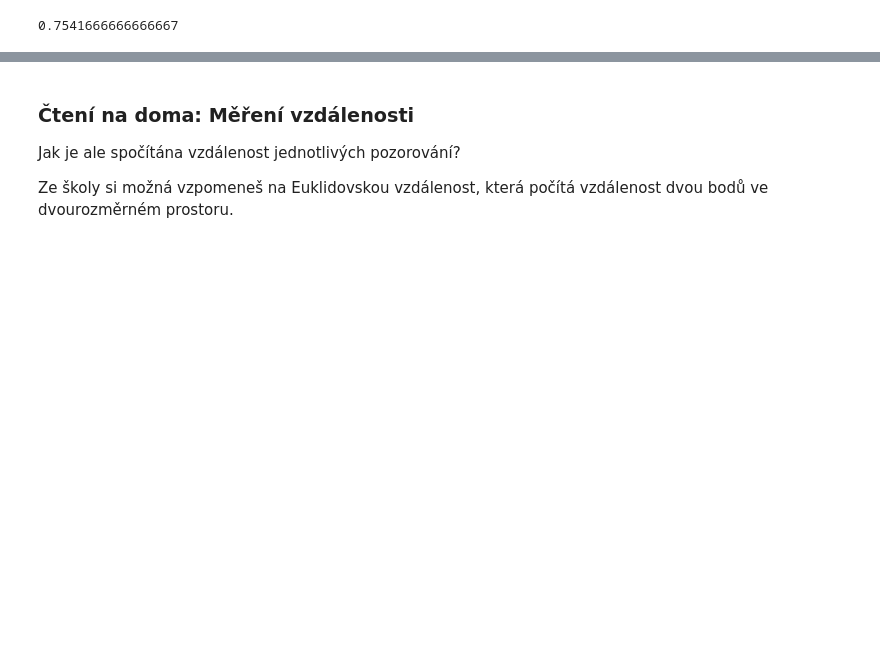
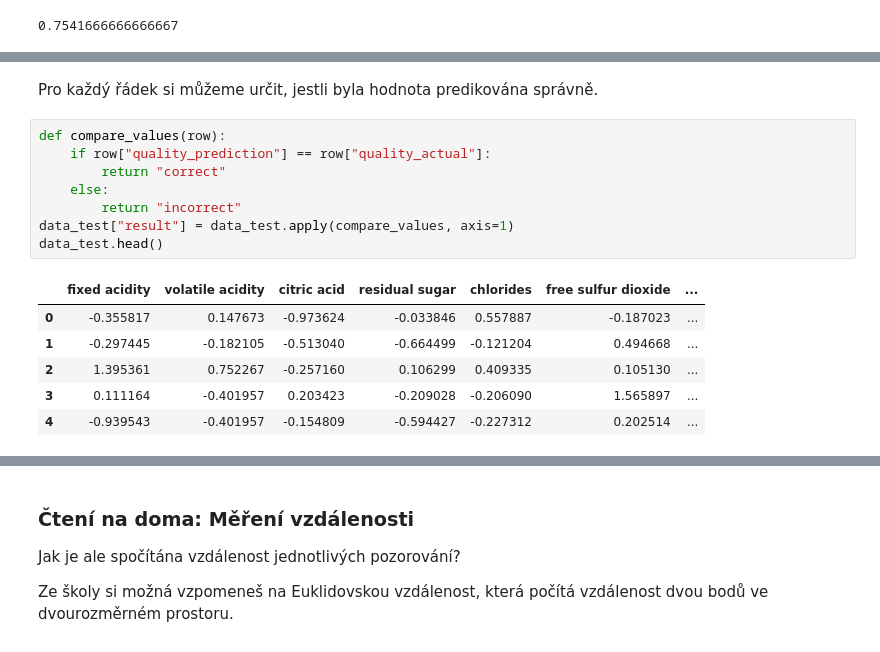
Before and after one commit to pesikj/PythonProDataScience, a Jupyter notebook: 08/lekce.ipynb, the cells around one changed output, grey strips where cells are left out. Saved outputs shown, nothing was run; the diff lists cells and outputs as text; blank space fills up the shorter version.

```diff
--- a/08/lekce.ipynb
+++ b/08/lekce.ipynb
@@ -291,0 +308,17 @@ accuracy_score(y_test, y_pred)
+# %% [markdown]
+Pro každý řádek si můžeme určit, jestli byla hodnota predikována správně.
+# %%
+def compare_values(row):
+    if row["quality_prediction"] == row["quality_actual"]:
+        return "correct"
+    else:
+        return "incorrect"
+data_test["result"] = data_test.apply(compare_values, axis=1)
+data_test.head()
+# %% [output]
+|  | fixed acidity | volatile acidity | citric acid | residual sugar | chlorides | free sulfur dioxide | ... |
+| 0 | -0.355817 | 0.147673 | -0.973624 | -0.033846 | 0.557887 | -0.187023 | ... |
+| 1 | -0.297445 | -0.182105 | -0.513040 | -0.664499 | -0.121204 | 0.494668 | ... |
+| 2 | 1.395361 | 0.752267 | -0.257160 | 0.106299 | 0.409335 | 0.105130 | ... |
+| 3 | 0.111164 | -0.401957 | 0.203423 | -0.209028 | -0.206090 | 1.565897 | ... |
+| 4 | -0.939543 | -0.401957 | -0.154809 | -0.594427 | -0.227312 | 0.202514 | ... |
```
Also changed, not shown: parts of 4 cells of this notebook, 1 other file.
